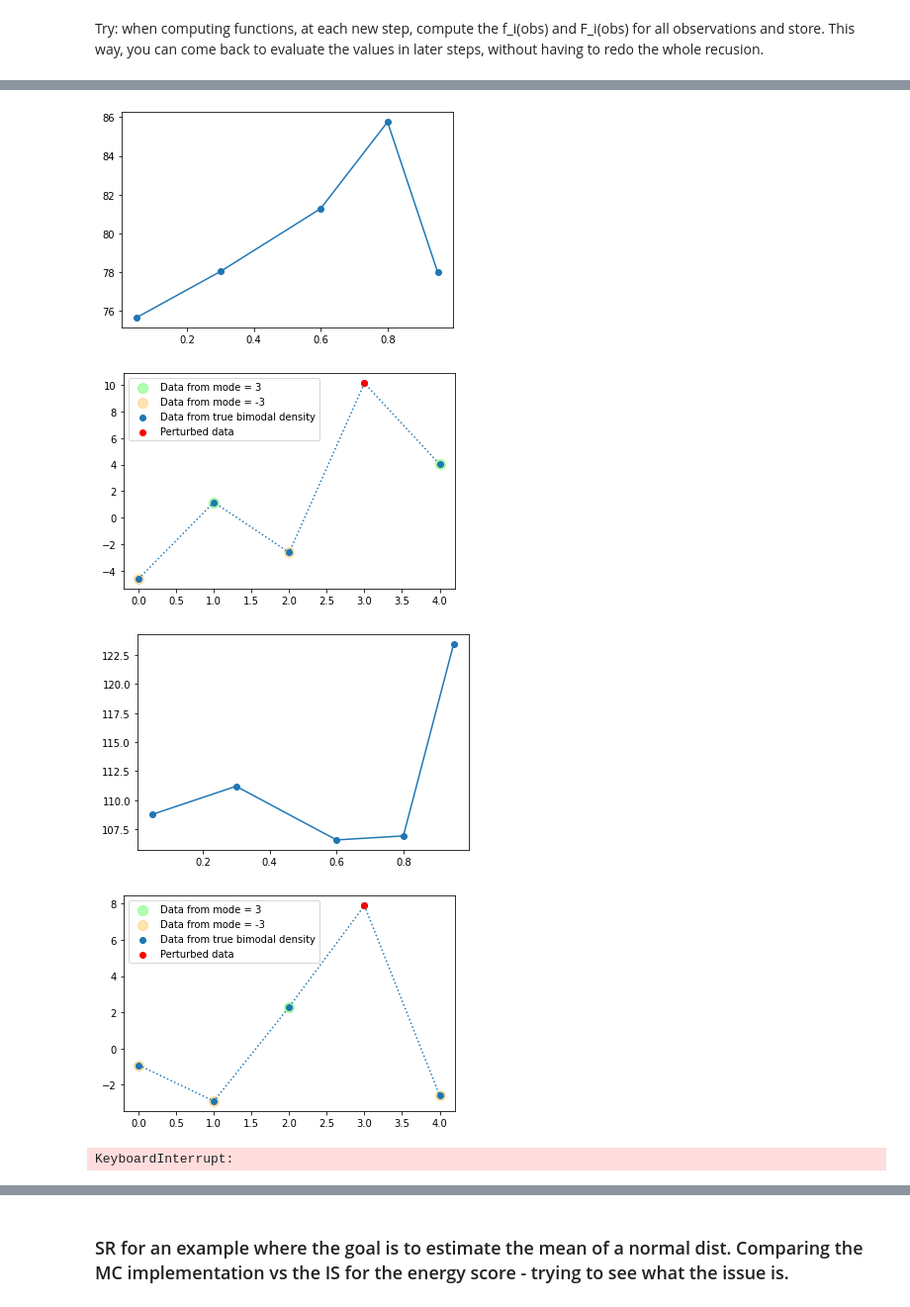
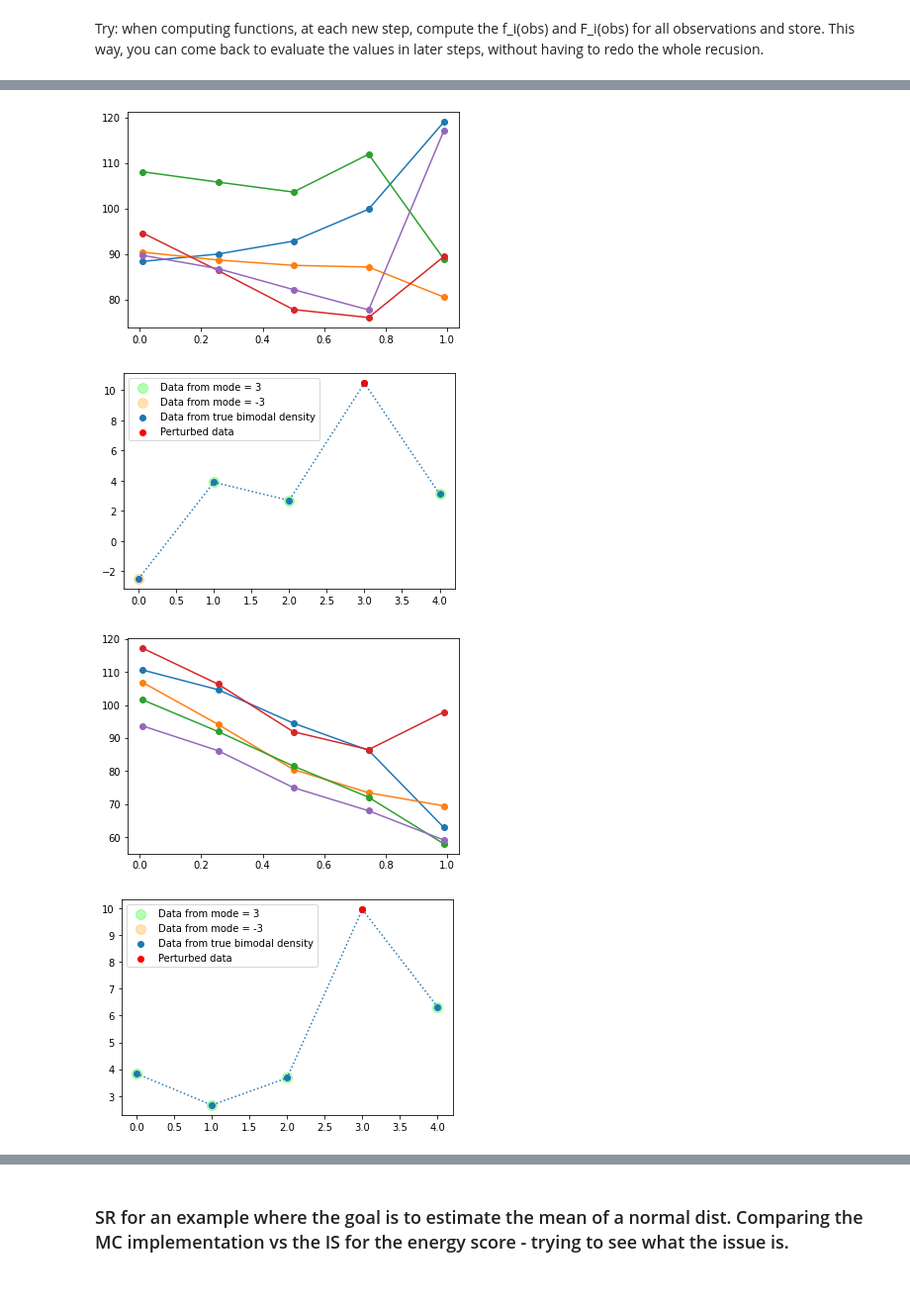
Before and after one commit to Huk-David/RSS-Discussion-paper-Martingale-Posterior-Distributions, a Jupyter notebook: Prequential Copulas - Code/Discussion paper - Notebook.ipynb, the cells around one changed output, grey strips where cells are left out. Shown at 99% size. Saved outputs shown, nothing was run; the diff lists cells and outputs as text; code cells hidden in the pictures.

```diff
--- a/Prequential Copulas - Code/Discussion paper - Notebook.ipynb
+++ b/Prequential Copulas - Code/Discussion paper - Notebook.ipynb
@@ -217,12 +217,11 @@ plt.show()
 Try: when computing functions, at each new step, compute the f_i(obs) and F_i(obs) for all observations and store. This way, you can come back to evaluate the values in later steps, without having to redo the whole recusion.
 # %%
 # Compute energy SR via importance sampling, for a given rho
-def Energy_SR_via_IS(obs_,q_samples,p_targets,b):
+def Energy_SR_via_IS(obs_,q_samples,q_evals,p_targets,b):
 
     N = len(q_samples) # IS iterations
     comb = [i for i in combinations(range(N),2)]
     out = 0
-    q_evals=np.repeat(1/40,N)
 
     for i in range(len(obs_)): # loop over observed data
 
@@ -237,29 +236,30 @@ def Energy_SR_via_IS(obs_,q_samples,p_targets,b):
 
     return out
 
-q_samples = scs.norm.rvs(loc=0,scale=10,size=10)
-q_evals = scs.norm(loc=0,scale=10).logpdf(q_samples)
+
 
 #Energy_SR_via_IS(obs_=observed_data,q_samples=q_samples,q_evals_=q_evals,p_targets=f_)
 # %%
 # function to evaluate the scoring rule for a given rho.
-for attempt in range(10):
+for aaaaaaaaaa in range(5):
     observed_data = generate_data(5)
-    samples = np.random.uniform(low=-20,high=20,size=100)
+    for attempt in range(5):
 
-    def f_call_rho(rho):
-        F_ = [F_0]
-        f_ = [f_0]
+        samples = scs.norm(loc=0,scale=30).rvs(size=100)
+        evals=scs.norm(loc=0,scale=30).logpdf(samples)
+        def f_call_rho(rho):
+            F_ = [F_0]
+            f_ = [f_0]
 
-        for step in range(len(observed_data)):
-            rv = np.exp(F_[step](observed_data[step],0))
-            alpha_i = (2-(1/(step+1))) / (step +2)
-            new_dist = update_(F_[step],f_[step],alpha_i,rv,rho=rho)
-            F_.append(new_dist[0])
-            f_.append(new_dist[1])
+            for step in range(len(observed_data)):
+                rv = np.exp(F_[step](observed_data[step],0))
+                alpha_i = (2-(1/(step+1))) / (step +2)
+                new_dist = update_(F_[step],f_[step],alpha_i,rv,rho=rho)
+                F_.append(new_dist[0])
+                f_.append(new_dist[1])
 
-        return Energy_SR_via_IS(observed_data,samples,f_,1.5)
+            return Energy_SR_via_IS(observed_data,samples,evals,f_,1.5)
 
-    plt.plot([i for i in [0.05,0.3,0.6,0.8,0.95]],[f_call_rho(i) for i in [0.05,0.3,0.6,0.8,0.95]],'o-')
+        plt.plot(np.linspace(0.01,0.99,5),[f_call_rho(i) for i in np.linspace(0.01,0.99,5)],'o-')
     plt.show()
 # %% [output]
@@ -267,5 +267,4 @@ for attempt in range(10):
-[figure, old version]
+[figure, new version]
-[figure, old version]
+[figure, new version]
-[figure, old version]
+[figure, new version]
-[figure, old version]
+[figure, new version]
-KeyboardInterrupt:
```
Also changed, not shown: parts of 1 cell of this notebook.
